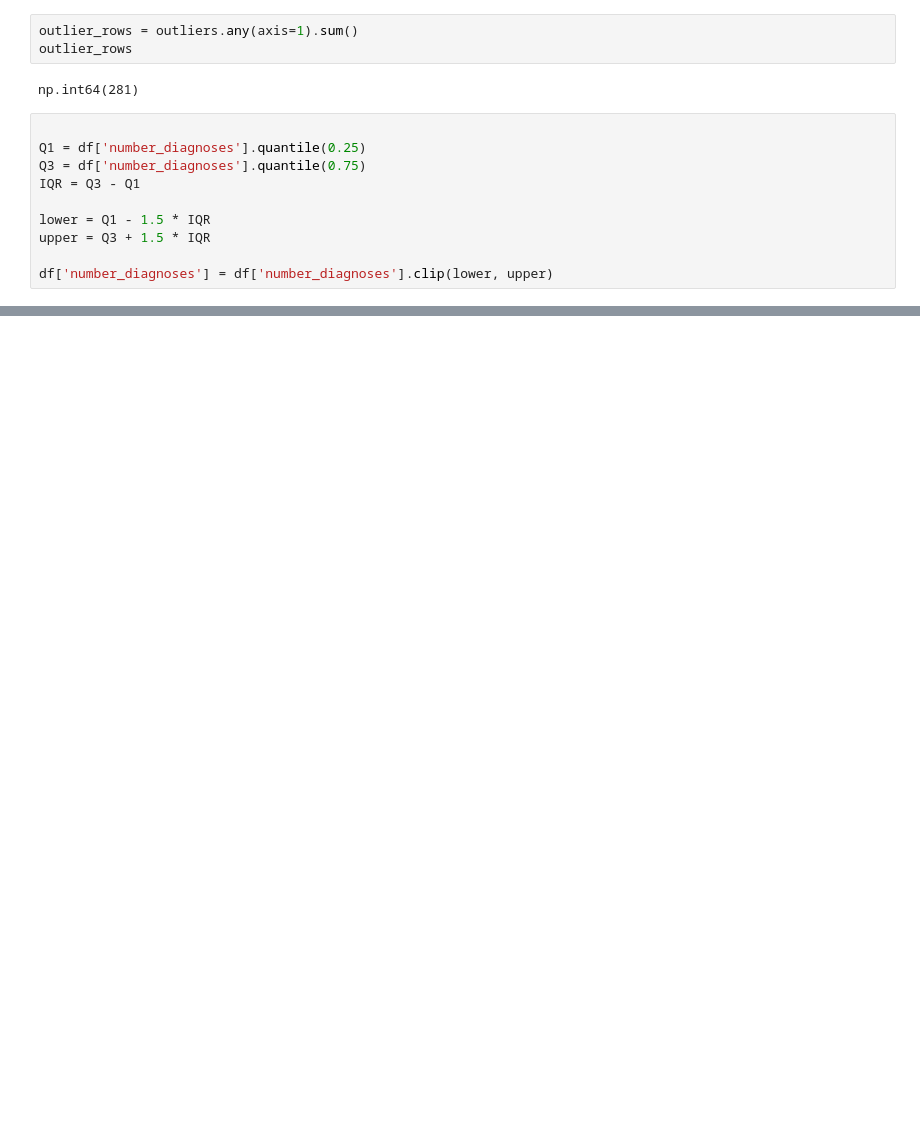
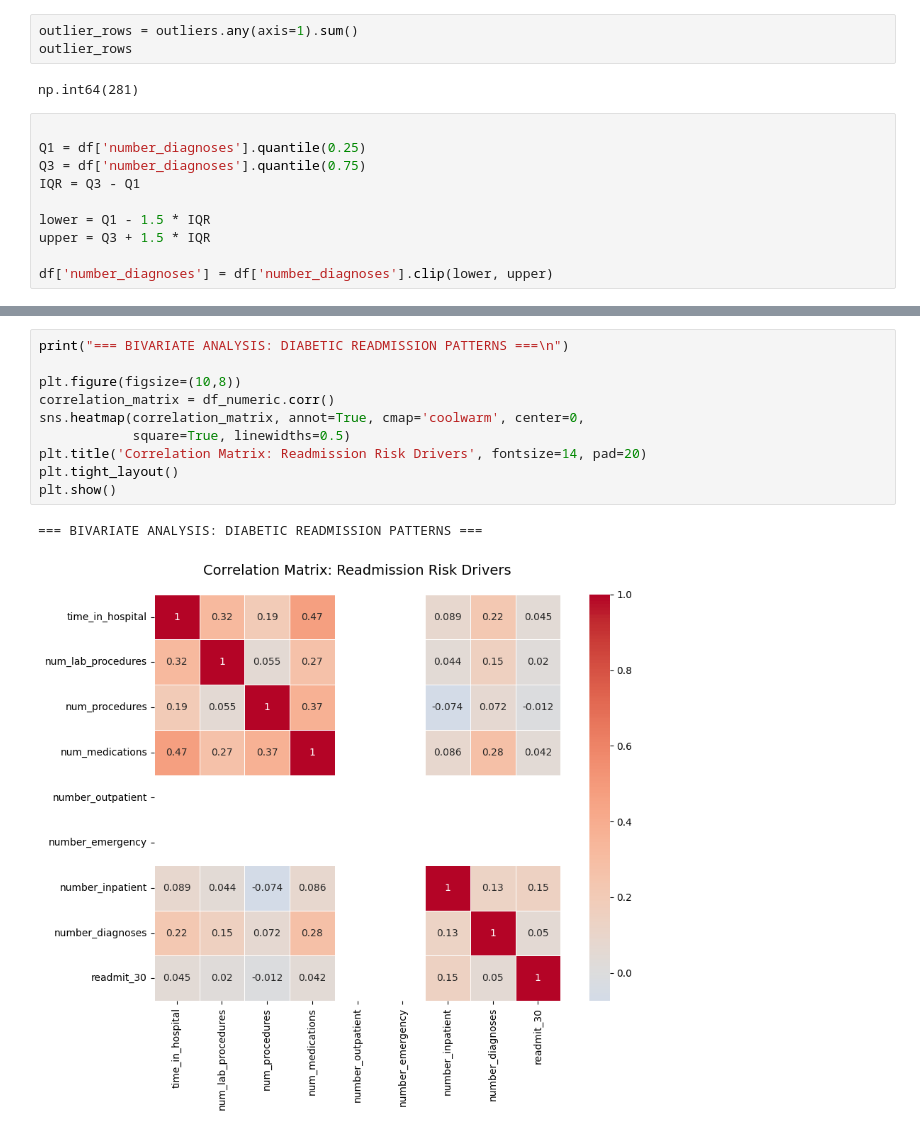
Before and after one commit to guru16-02/TEAM-17-24ADI204, a Jupyter notebook: dsv.ipynb, the cells around one changed output, grey strips where cells are left out. Cells and saved outputs as stored; diff of their text form; blank space fills up the shorter version.

```diff
--- a/dsv.ipynb
+++ b/dsv.ipynb
@@ -259,0 +302,13 @@ df['number_diagnoses'] = df['number_diagnoses'].clip(lower, upper)
+# %%
+print("=== BIVARIATE ANALYSIS: DIABETIC READMISSION PATTERNS ===\n")
+
+plt.figure(figsize=(10,8))
+correlation_matrix = df_numeric.corr()
+sns.heatmap(correlation_matrix, annot=True, cmap='coolwarm', center=0,
+            square=True, linewidths=0.5)
+plt.title('Correlation Matrix: Readmission Risk Drivers', fontsize=14, pad=20)
+plt.tight_layout()
+plt.show()
+# %% [output]
+=== BIVARIATE ANALYSIS: DIABETIC READMISSION PATTERNS ===
+[figure, added]
```
Also changed, not shown: parts of 26 cells of this notebook.
